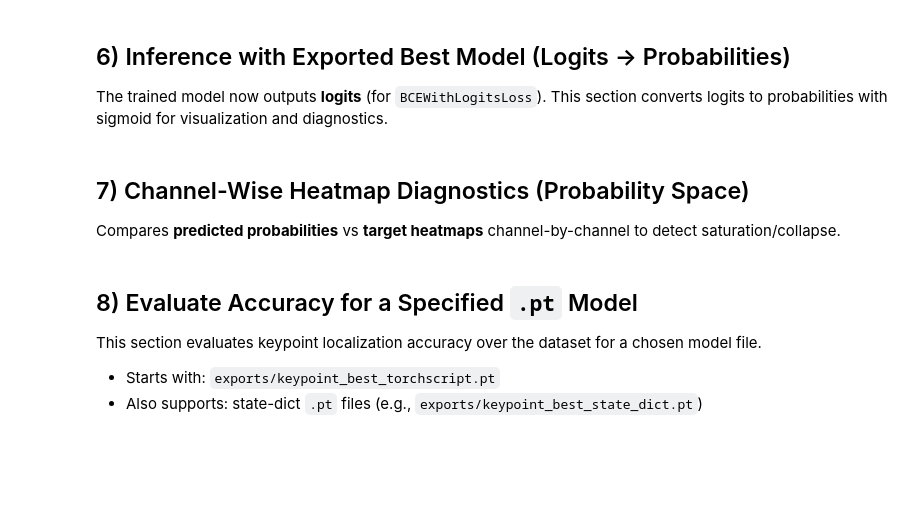
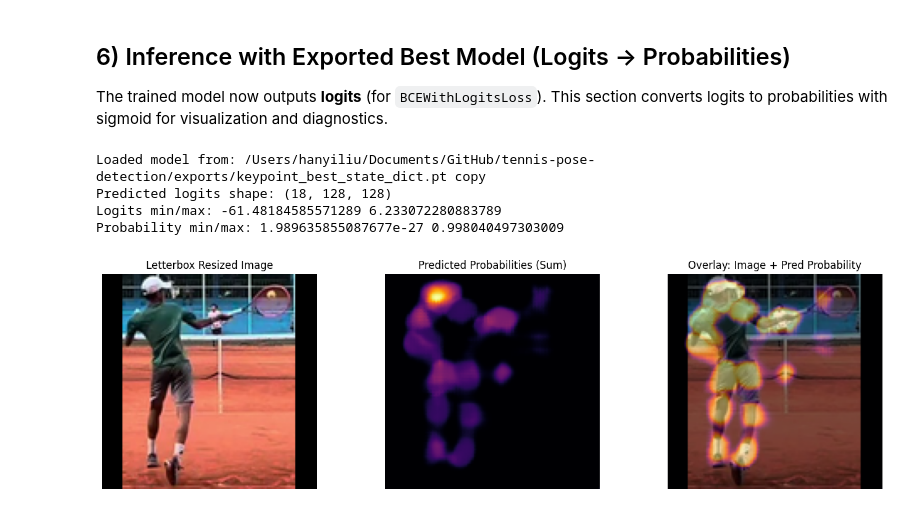
Before and after one commit to hanyiliu/tennis-pose-detection, a Jupyter notebook: notebooks/keypoint_training_visualization.ipynb, the cells around one changed output. Saved outputs shown, nothing was run; the diff lists cells and outputs as text; code cells hidden in the pictures; blank space fills up the shorter version.

Commit message:
feat: readd best performing model

```diff
--- a/notebooks/keypoint_training_visualization.ipynb
+++ b/notebooks/keypoint_training_visualization.ipynb
@@ -215,7 +279,12 @@ This section converts logits to probabilities with sigmoid for visualization and
 import torch
 from models.keypoint_detection import KeypointDetectionModel
 
-export_model_path = PROJECT_ROOT / "exports" / "keypoint_best_state_dict.pt"
+export_model_path = PROJECT_ROOT / "exports" / "keypoint_best_state_dict.pt copy"
+# export_model_path = PROJECT_ROOT / "checkpoints" / "keypoint_best.pt"
+
+#model_infer = torch.jit.load(export_model_path, map_location="cpu")
+
+
 if not export_model_path.exists():
     raise FileNotFoundError(f"Exported model not found: {export_model_path}")
 
@@ -230,6 +299,7 @@ else:
 
 model_infer = KeypointDetectionModel(num_keypoints=NUM_KEYPOINTS)
 model_infer.load_state_dict(state_dict)
+
 model_infer.eval()
 
 img_tensor = torch.from_numpy(np.array(letterboxed_img)).float() / 255.0
@@ -237,42 +307,36 @@ img_tensor = img_tensor.permute(2, 0, 1).unsqueeze(0)
 
 with torch.no_grad():
     pred_logits = model_infer(img_tensor).squeeze(0).cpu().numpy()  # (K, H, W)
 
 pred_probs = 1.0 / (1.0 + np.exp(-pred_logits))
 pred_heatmap_sum = pred_probs.sum(axis=0)
 pred_heatmap_max = pred_probs.max(axis=0)
 
 print(f"Loaded model from: {export_model_path}")
 print("Predicted logits shape:", pred_logits.shape)
 print("Logits min/max:", float(pred_logits.min()), float(pred_logits.max()))
 print("Probability min/max:", float(pred_probs.min()), float(pred_probs.max()))
-
-# Print predicted probabilities one channel at a time
-old_opts = np.get_printoptions()
-np.set_printoptions(precision=6, suppress=True, threshold=np.inf, linewidth=200)
-for channel_idx in range(pred_probs.shape[0]):
-    print(f"\n--- Predicted Probability Heatmap Channel {channel_idx} ---")
-    print(pred_probs[channel_idx])
-np.set_printoptions(**old_opts)
 
 fig, axes = plt.subplots(1, 3, figsize=(14, 4))
 
 axes[0].imshow(letterboxed_img)
 axes[0].set_title("Letterbox Resized Image")
 axes[0].axis("off")
 
 axes[1].imshow(pred_heatmap_sum, cmap="inferno")
 axes[1].set_title("Predicted Probabilities (Sum)")
 axes[1].axis("off")
 
 axes[2].imshow(letterboxed_img)
 axes[2].imshow(pred_heatmap_max, cmap="inferno", alpha=0.5)
 axes[2].set_title("Overlay: Image + Pred Probability")
 axes[2].axis("off")
 
 plt.tight_layout()
 plt.show()
+# %% [output]
+Loaded model from: /Users/hanyiliu/Documents/GitHub/tennis-pose-detection/exports/keypoint_best_state_dict.pt copy
+Predicted logits shape: (18, 128, 128)
+Logits min/max: -61.48184585571289 6.233072280883789
+Probability min/max: 1.989635855087677e-27 0.998040497303009
+[figure, added]
-# %% [markdown]
-## 7) Channel-Wise Heatmap Diagnostics (Probability Space)
-
-Compares **predicted probabilities** vs **target heatmaps** channel-by-channel to detect saturation/collapse.
@@ -316,7 +342,0 @@ print("Tip: channels with very high ~1% and tiny std are saturated high.")
-# %% [markdown]
-## 8) Evaluate Accuracy for a Specified `.pt` Model
-
-This section evaluates keypoint localization accuracy over the dataset for a chosen model file.
-
-- Starts with: `exports/keypoint_best_torchscript.pt`
-- Also supports: state-dict `.pt` files (e.g., `exports/keypoint_best_state_dict.pt`)
```
Also changed, not shown: parts of 11 cells of this notebook, 3 other files.
